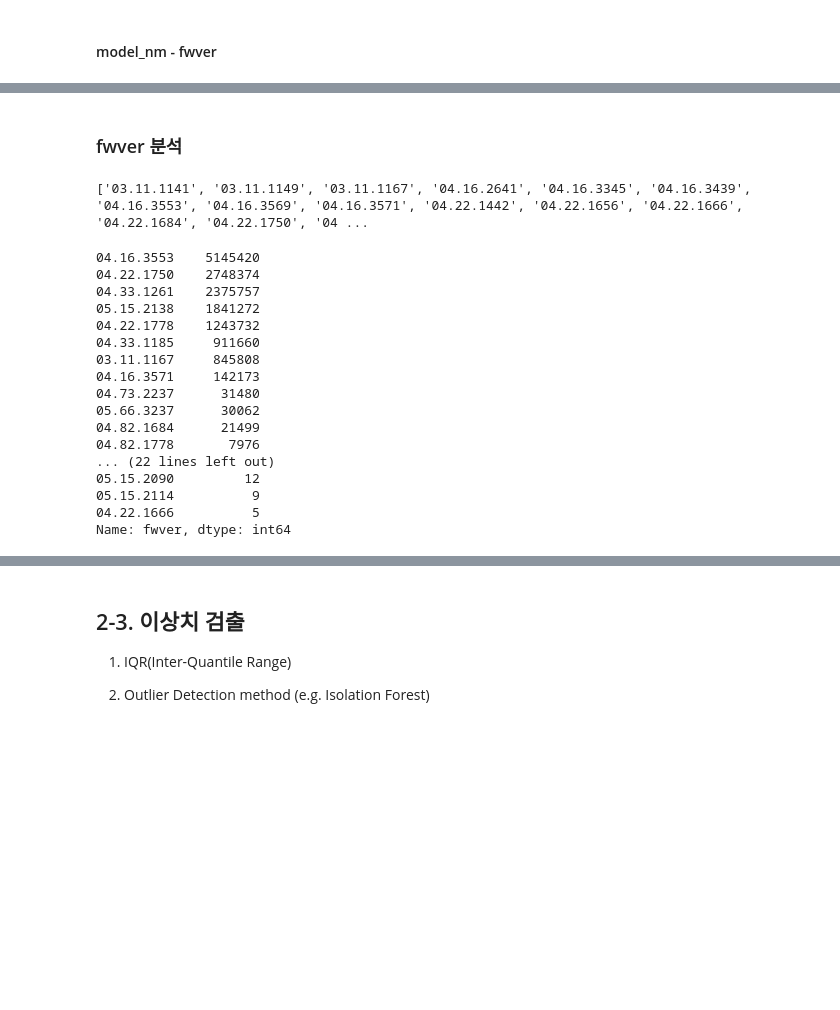
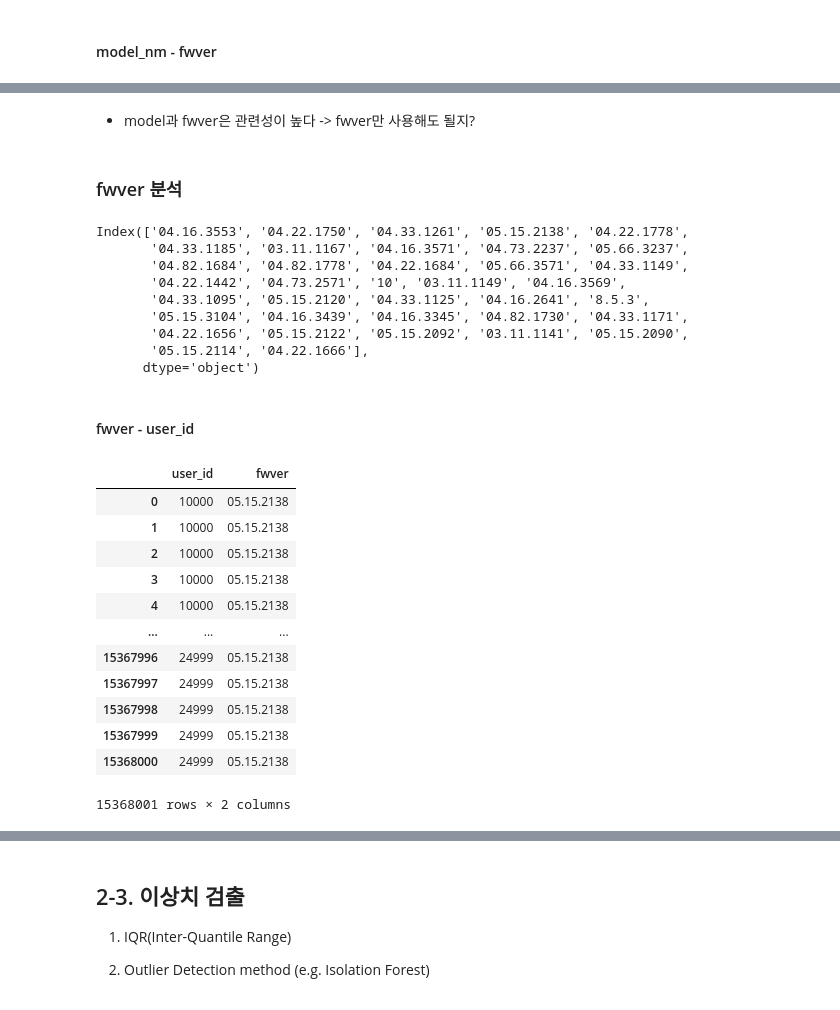
Before and after one commit to LEEHM97/machine-learning-exercises, a Jupyter notebook: 10.DAYCON대회_사용자불편예지/시스템 품질 변화로 인한 사용자 불편 예지.ipynb, the cells around one changed output, grey strips where cells are left out. Drawn from its saved outputs; the diff is of its cells as text; code cells hidden in the pictures; blank space fills up the shorter version.

```diff
--- a/10.DAYCON대회_사용자불편예지/시스템 품질 변화로 인한 사용자 불편 예지.ipynb
+++ b/10.DAYCON대회_사용자불편예지/시스템 품질 변화로 인한 사용자 불편 예지.ipynb
@@ -851,26 +839,38 @@ plt.show()
+# %% [markdown]
+- model과 fwver은 관련성이 높다 -> fwver만 사용해도 될지?
 # %% [markdown]
 ### fwver 분석
-# %%
-print(sorted(train_err.fwver.unique()))
-# %% [output]
-['03.11.1141', '03.11.1149', '03.11.1167', '04.16.2641', '04.16.3345', '04.16.3439', '04.16.3553', '04.16.3569', '04.16.3571', '04.22.1442', '04.22.1656', '04.22.1666', '04.22.1684', '04.22.1750', '04 ...
 # %%
-train_err.fwver.value_counts()
+train_err.fwver.value_counts().keys()
 # %% [output]
-04.16.3553    5145420
-04.22.1750    2748374
-04.33.1261    2375757
-05.15.2138    1841272
-04.22.1778    1243732
-04.33.1185     911660
-03.11.1167     845808
-04.16.3571     142173
-04.73.2237      31480
-05.66.3237      30062
-04.82.1684      21499
-04.82.1778       7976
-... (22 lines left out)
-05.15.2090         12
-05.15.2114          9
-04.22.1666          5
-Name: fwver, dtype: int64
+Index(['04.16.3553', '04.22.1750', '04.33.1261', '05.15.2138', '04.22.1778',
+       '04.33.1185', '03.11.1167', '04.16.3571', '04.73.2237', '05.66.3237',
+       '04.82.1684', '04.82.1778', '04.22.1684', '05.66.3571', '04.33.1149',
+       '04.22.1442', '04.73.2571', '10', '03.11.1149', '04.16.3569',
+       '04.33.1095', '05.15.2120', '04.33.1125', '04.16.2641', '8.5.3',
+       '05.15.3104', '04.16.3439', '04.16.3345', '04.82.1730', '04.33.1171',
+       '04.22.1656', '05.15.2122', '05.15.2092', '03.11.1141', '05.15.2090',
+       '05.15.2114', '04.22.1666'],
+      dtype='object')
+# %% [markdown]
+#### fwver - user_id
+# %%
+# fwver이 바뀌는 user가 많다.
+# fwver이 변경되었을 때 에레율과 불만 제기율 확인
+
+change_fwver = train_err[['user_id', 'fwver']]
+change_fwver
+# %% [output]
+|  | user_id | fwver |
+| 0 | 10000 | 05.15.2138 |
+| 1 | 10000 | 05.15.2138 |
+| 2 | 10000 | 05.15.2138 |
+| 3 | 10000 | 05.15.2138 |
+| 4 | 10000 | 05.15.2138 |
+| ... | ... | ... |
+| 15367996 | 24999 | 05.15.2138 |
+| 15367997 | 24999 | 05.15.2138 |
+| 15367998 | 24999 | 05.15.2138 |
+| 15367999 | 24999 | 05.15.2138 |
+| 15368000 | 24999 | 05.15.2138 |
+15368001 rows × 2 columns
```
Also changed, not shown: parts of 27 cells of this notebook.
